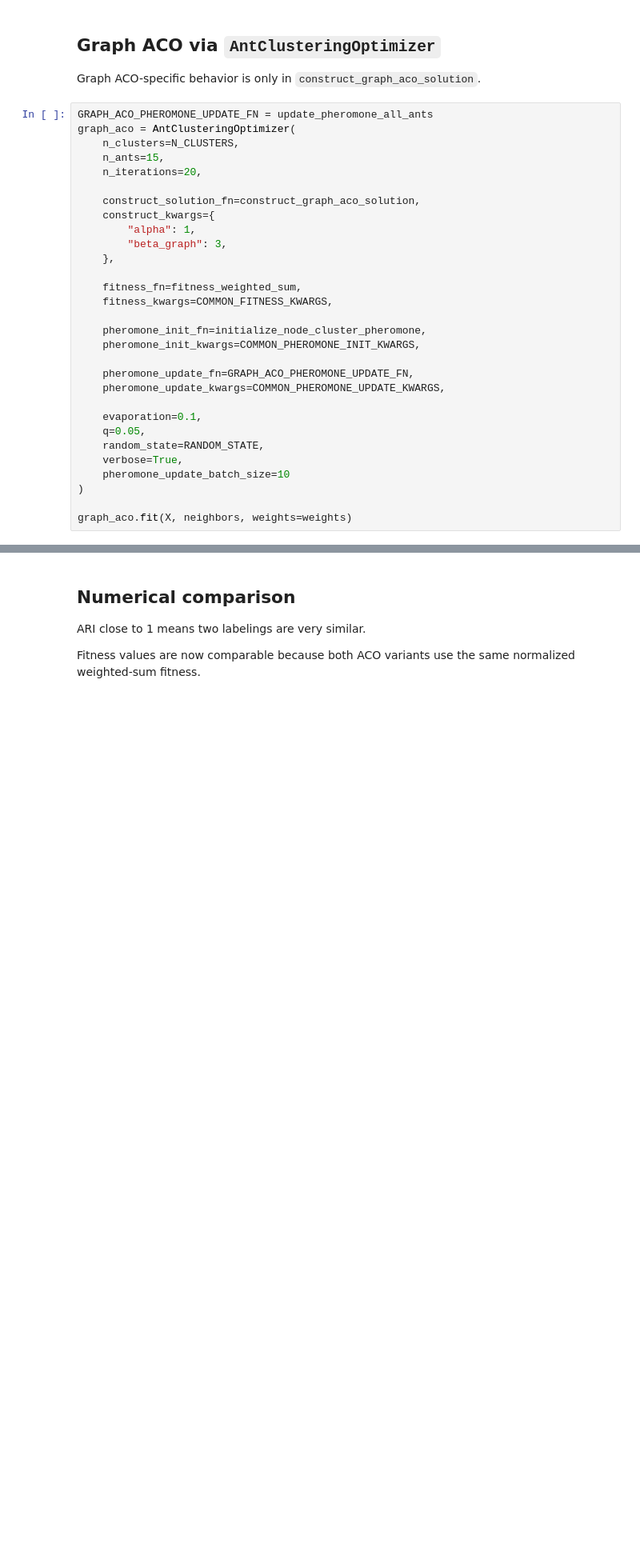
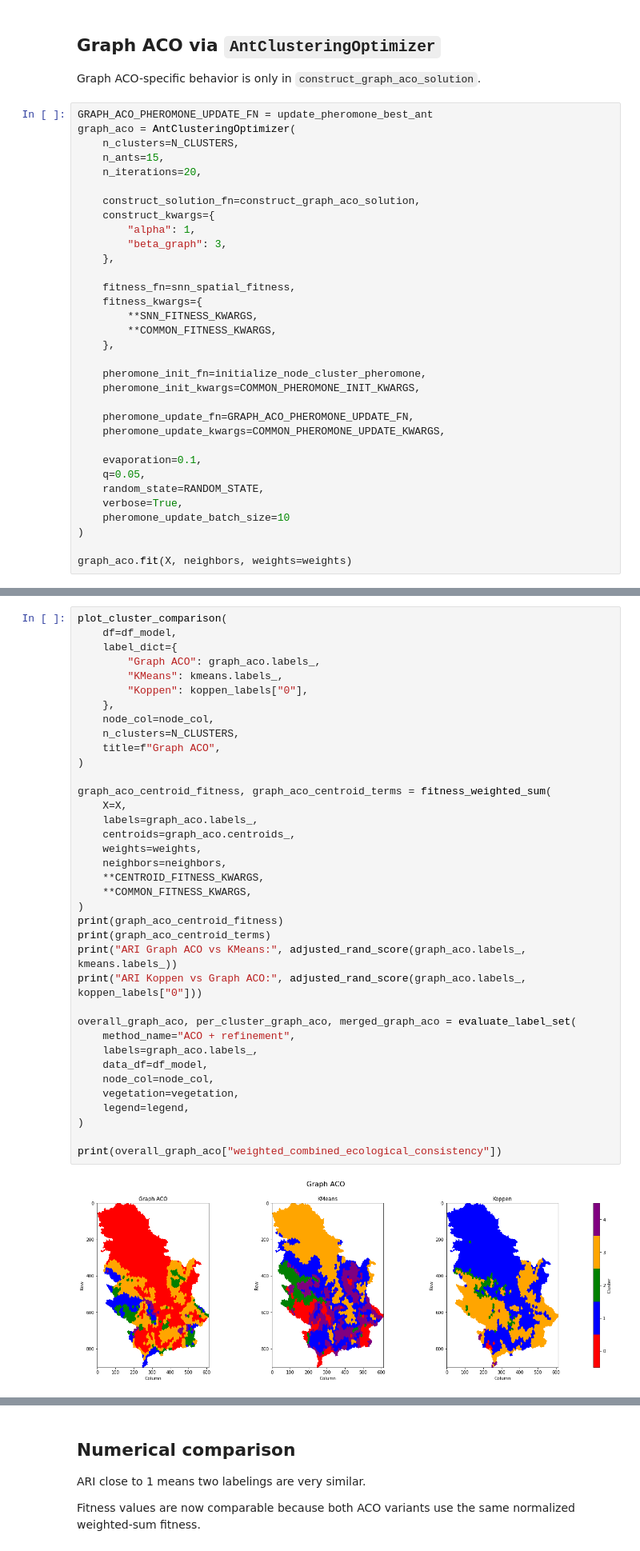
Before and after one commit to AleksandraRuzic/aco-climate-regionalization-serbia, a Jupyter notebook: notebooks/test_ant_optimizer_aco_refinement_kmeans.ipynb, the cells around one changed output, grey strips where cells are left out. Shown: that part at 80% size. Saved outputs shown, nothing was run; the diff lists cells and outputs as text; blank space fills up the shorter version.

```diff
--- a/notebooks/test_ant_optimizer_aco_refinement_kmeans.ipynb
+++ b/notebooks/test_ant_optimizer_aco_refinement_kmeans.ipynb
@@ -345,7 +517,7 @@ Iter 20/20 | iter_best=0.7375 | iter_mean=0.7618 | iter_std=0.0119 | global_best
 
 Graph ACO-specific behavior is only in `construct_graph_aco_solution`.
 # %%
-GRAPH_ACO_PHEROMONE_UPDATE_FN = update_pheromone_all_ants
+GRAPH_ACO_PHEROMONE_UPDATE_FN = update_pheromone_best_ant
 graph_aco = AntClusteringOptimizer(
     n_clusters=N_CLUSTERS,
     n_ants=15,
@@ -357,8 +529,11 @@ graph_aco = AntClusteringOptimizer(
         "beta_graph": 3,
     },
 
-    fitness_fn=fitness_weighted_sum,
-    fitness_kwargs=COMMON_FITNESS_KWARGS,
+    fitness_fn=snn_spatial_fitness,
+    fitness_kwargs={
+        **SNN_FITNESS_KWARGS,
+        **COMMON_FITNESS_KWARGS,
+    },
 
     pheromone_init_fn=initialize_node_cluster_pheromone,
     pheromone_init_kwargs=COMMON_PHEROMONE_INIT_KWARGS,
@@ -398 +573,40 @@ Iter 20/20 | iter_best=0.3608 | iter_mean=0.4616 | iter_std=0.0991 | global_best
 <moduli.ant_clustering_optimizer.AntClusteringOptimizer at 0x...>
+# %%
+plot_cluster_comparison(
+    df=df_model,
+    label_dict={
+        "Graph ACO": graph_aco.labels_,
+        "KMeans": kmeans.labels_,
+        "Koppen": koppen_labels["0"],
+    },
+    node_col=node_col,
+    n_clusters=N_CLUSTERS,
+    title=f"Graph ACO",
+)
+
+graph_aco_centroid_fitness, graph_aco_centroid_terms = fitness_weighted_sum(
+    X=X,
+    labels=graph_aco.labels_,
+    centroids=graph_aco.centroids_,
+    weights=weights,
+    neighbors=neighbors,
+    **CENTROID_FITNESS_KWARGS,
+    **COMMON_FITNESS_KWARGS,
+)
+print(graph_aco_centroid_fitness)
+print(graph_aco_centroid_terms)
+print("ARI Graph ACO vs KMeans:", adjusted_rand_score(graph_aco.labels_, kmeans.labels_))
+print("ARI Koppen vs Graph ACO:", adjusted_rand_score(graph_aco.labels_, koppen_labels["0"]))
+
+overall_graph_aco, per_cluster_graph_aco, merged_graph_aco = evaluate_label_set(
+    method_name="ACO + refinement",
+    labels=graph_aco.labels_,
+    data_df=df_model,
+    node_col=node_col,
+    vegetation=vegetation,
+    legend=legend,
+)
+
+print(overall_graph_aco["weighted_combined_ecological_consistency"])
+# %% [output]
+[figure, added]
```
Also changed, not shown: parts of 23 cells of this notebook, 5 other files.
